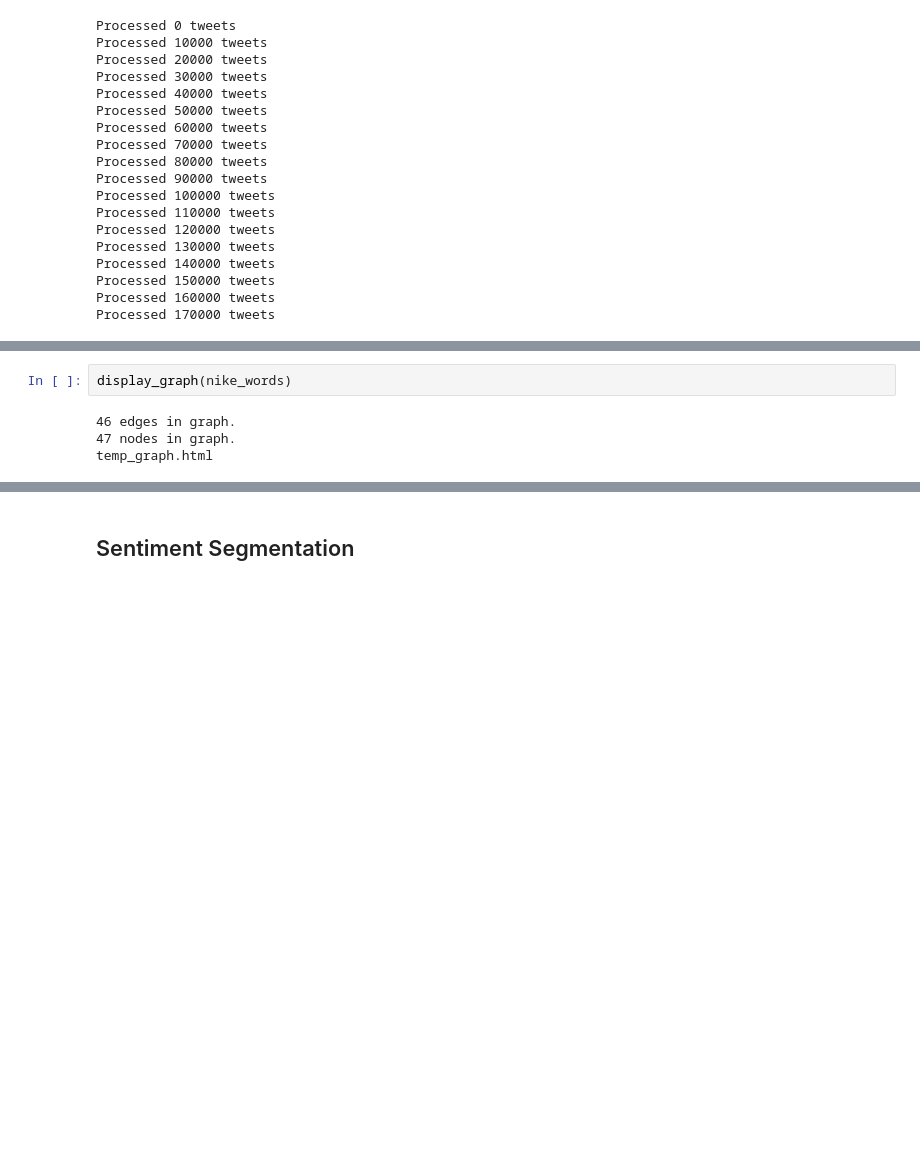
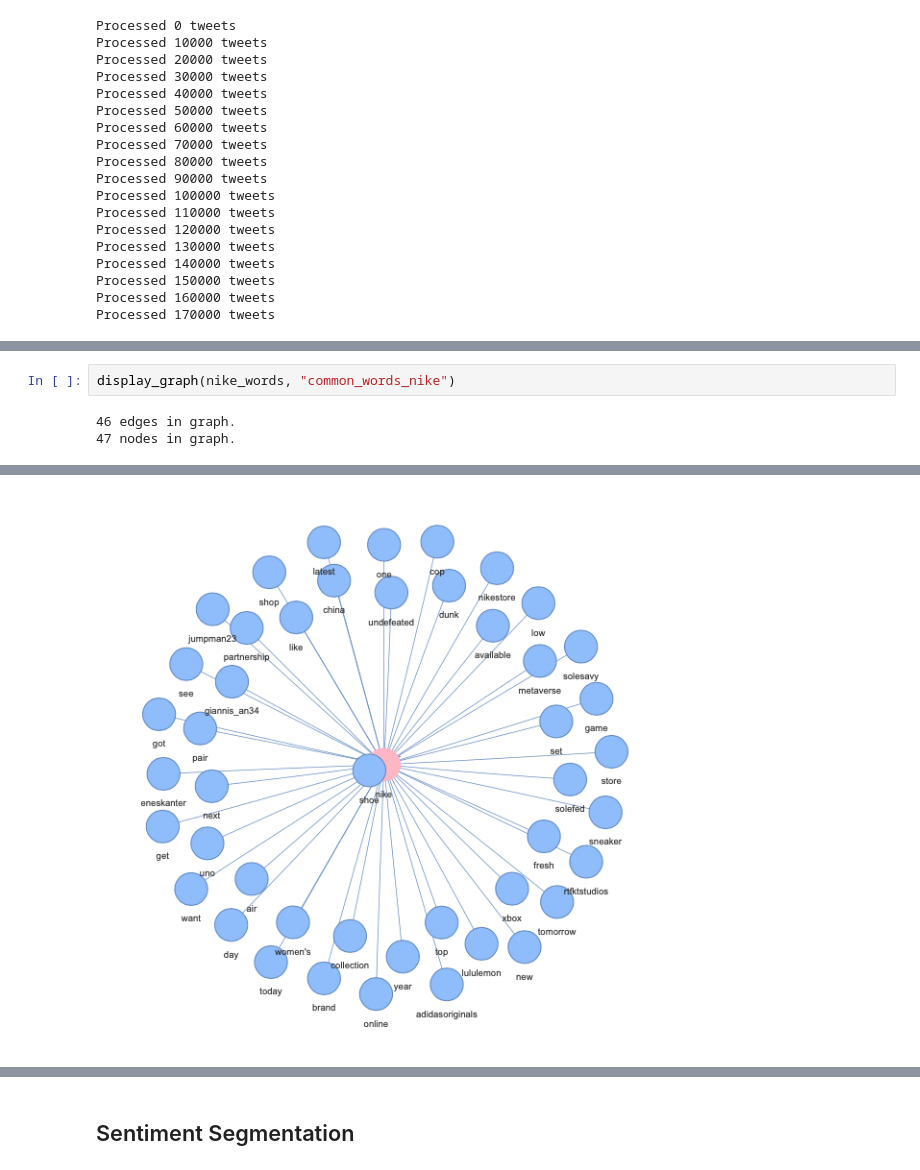
Before and after one commit to iffigueroa/text-marketing-analytics, a Jupyter notebook: dtsa_5800_network_analysis_project.ipynb, the cells around one changed output, grey strips where cells are left out. Cells and saved outputs as stored; diff of their text form; blank space fills up the shorter version.

```diff
--- a/dtsa_5800_network_analysis_project.ipynb
+++ b/dtsa_5800_network_analysis_project.ipynb
@@ -709,8 +693,7 @@ temp_graph.html
 | solefed | 1.0 | 0.0 | 0.0 | 1.0 |
 | yeezy | 0.0 | 1.0 | 0.0 | 1.0 |
 # %%
-display_graph(nike_words)
+display_graph(nike_words, "common_words_nike")
 # %% [output]
 46 edges in graph.
 47 nodes in graph.
-temp_graph.html
@@ -718 +700,2 @@ temp_graph.html
+[figure, added]
 # %%
```
Also changed, not shown: parts of 20 cells of this notebook.
